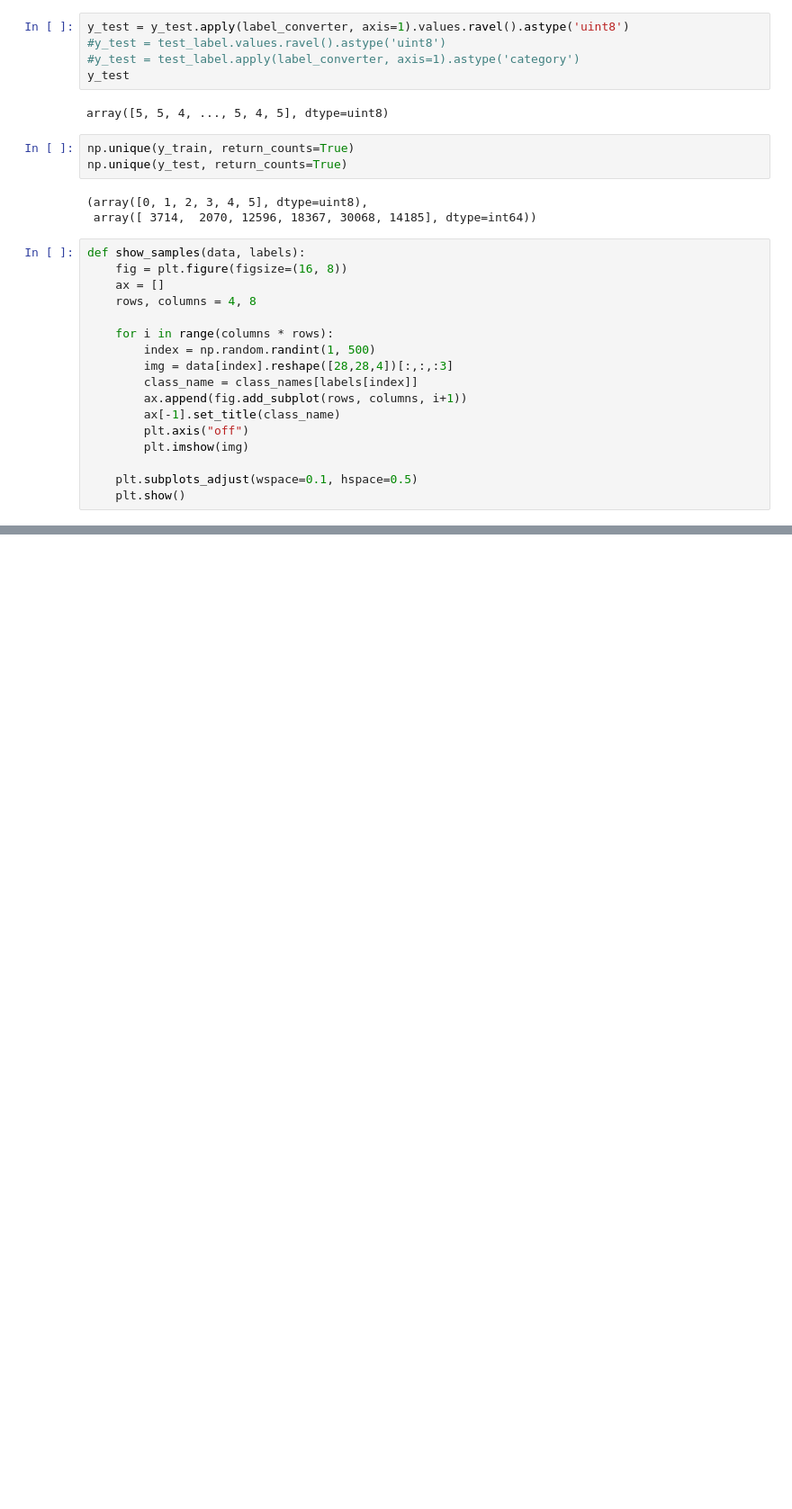
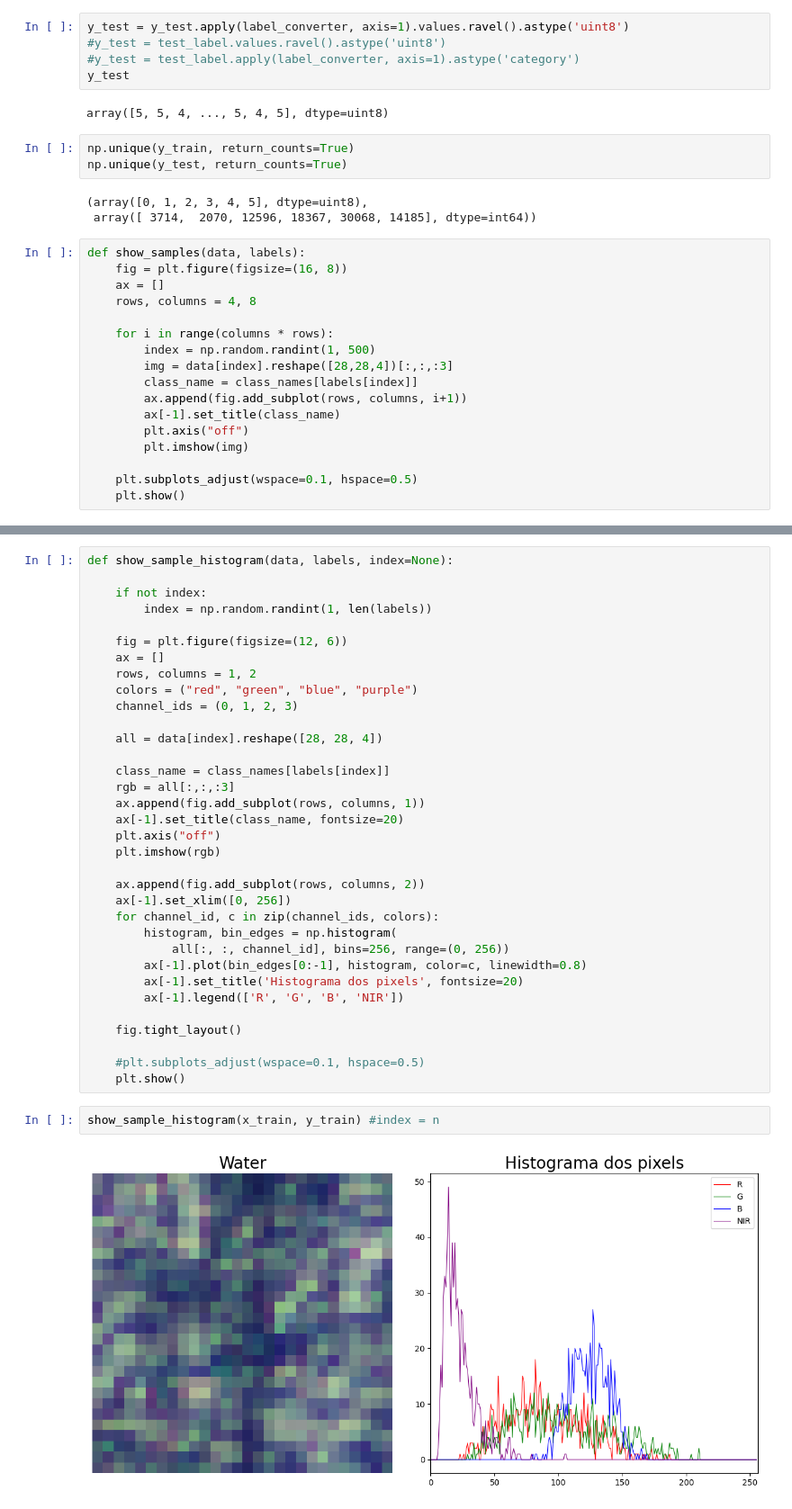
Before and after one commit to sgmurphy00/TOOLS1, a Jupyter notebook: initial_dataexploration.ipynb, the cells around one changed output, grey strips where cells are left out. Shown: that part at 90% size. Drawn from its saved outputs; the diff is of its cells as text; blank space fills up the shorter version.

Commit message:
splits, training model class

```diff
--- a/initial_dataexploration.ipynb
+++ b/initial_dataexploration.ipynb
@@ -102,0 +104,38 @@ show_samples(x_train, y_train)
+# %%
+def show_sample_histogram(data, labels, index=None):
+
+    if not index:
+        index = np.random.randint(1, len(labels))
+
+    fig = plt.figure(figsize=(12, 6))
+    ax = []
+    rows, columns = 1, 2
+    colors = ("red", "green", "blue", "purple")
+    channel_ids = (0, 1, 2, 3)
+
+    all = data[index].reshape([28, 28, 4])
+
+    class_name = class_names[labels[index]]
+    rgb = all[:,:,:3]
+    ax.append(fig.add_subplot(rows, columns, 1))
+    ax[-1].set_title(class_name, fontsize=20)
+    plt.axis("off")
+    plt.imshow(rgb)
+
+    ax.append(fig.add_subplot(rows, columns, 2))
+    ax[-1].set_xlim([0, 256])
+    for channel_id, c in zip(channel_ids, colors):
+        histogram, bin_edges = np.histogram(
+            all[:, :, channel_id], bins=256, range=(0, 256))
+        ax[-1].plot(bin_edges[0:-1], histogram, color=c, linewidth=0.8)
+        ax[-1].set_title('Histograma dos pixels', fontsize=20)
+        ax[-1].legend(['R', 'G', 'B', 'NIR'])
+
+    fig.tight_layout()
+
+    #plt.subplots_adjust(wspace=0.1, hspace=0.5)
+    plt.show()
+# %%
+show_sample_histogram(x_train, y_train) #index = n
+# %% [output]
+[figure, added]
```
Also changed, not shown: parts of 4 cells of this notebook.
